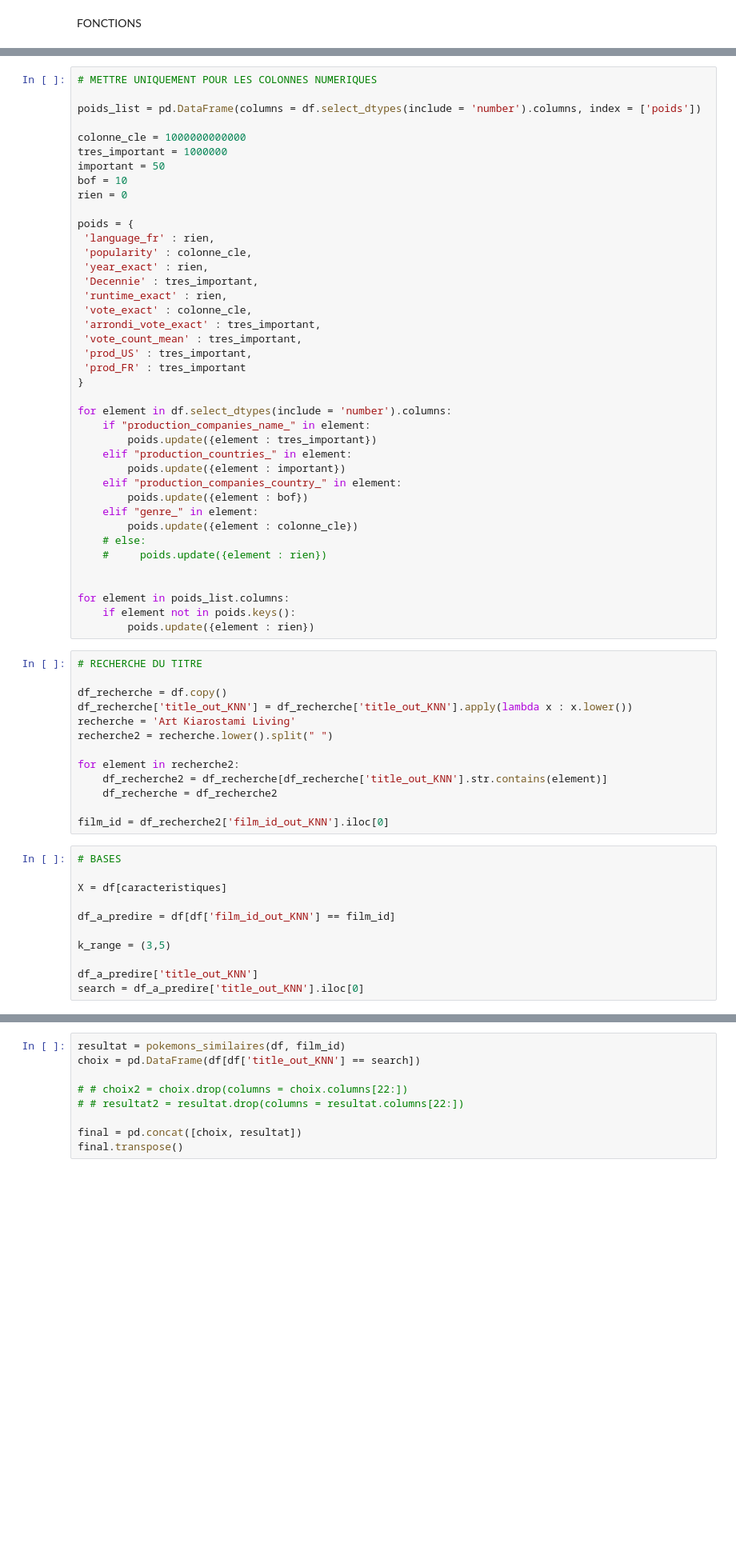
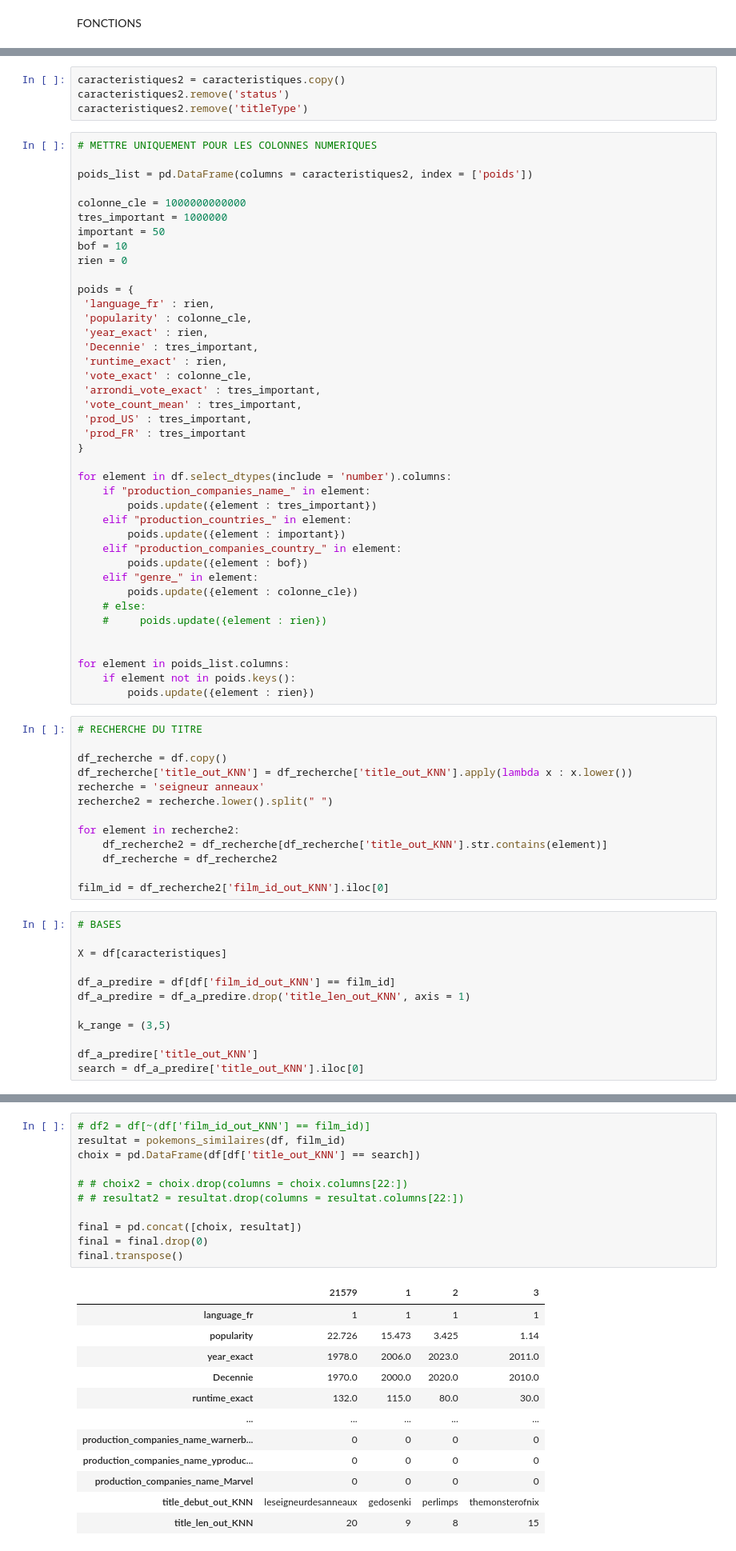
Before and after one commit to KilianCadiou/The-Rock-mendation, a Jupyter notebook: KNN.ipynb, the cells around one changed output, grey strips where cells are left out. Shown at 80% size. Drawn from its saved outputs; the diff is of its cells as text; blank space fills up the shorter version.

```diff
--- a/KNN.ipynb
+++ b/KNN.ipynb
@@ -215,10 +165,14 @@ caracteristiques = []
 for element in colonnes:
     if 'out_KNN' not in element:
         caracteristiques.append(element)
+# %%
+caracteristiques2 = caracteristiques.copy()
+caracteristiques2.remove('status')
+caracteristiques2.remove('titleType')
 # %%
 # METTRE UNIQUEMENT POUR LES COLONNES NUMERIQUES
 
-poids_list = pd.DataFrame(columns = df.select_dtypes(include = 'number').columns, index = ['poids'])
+poids_list = pd.DataFrame(columns = caracteristiques2, index = ['poids'])
 
 colonne_cle = 1000000000000
 tres_important = 1000000
@@ -260,7 +214,7 @@ for element in poids_list.columns:
 
 df_recherche = df.copy()
 df_recherche['title_out_KNN'] = df_recherche['title_out_KNN'].apply(lambda x : x.lower())
-recherche = 'Art Kiarostami Living'
+recherche = 'seigneur anneaux'
 recherche2 = recherche.lower().split(" ")
 
 for element in recherche2:
@@ -274,6 +228,7 @@ film_id = df_recherche2['film_id_out_KNN'].iloc[0]
 X = df[caracteristiques]
 
 df_a_predire = df[df['film_id_out_KNN'] == film_id]
+df_a_predire = df_a_predire.drop('title_len_out_KNN', axis = 1)
 
 k_range = (3,5)
 
@@ -306,12 +261,26 @@ model.fit(X_encoded)
 # %% [output]
 NearestNeighbors(metric='euclidean', n_neighbors=4)
 # %%
+# df2 = df[~(df['film_id_out_KNN'] == film_id)]
 resultat = pokemons_similaires(df, film_id)
 choix = pd.DataFrame(df[df['title_out_KNN'] == search])
 
 # # choix2 = choix.drop(columns = choix.columns[22:])
 # # resultat2 = resultat.drop(columns = resultat.columns[22:])
 
 final = pd.concat([choix, resultat])
+final = final.drop(0)
 final.transpose()
 # %% [output]
+|  | 21579 | 1 | 2 | 3 |
+| language_fr | 1 | 1 | 1 | 1 |
+| popularity | 22.726 | 15.473 | 3.425 | 1.14 |
+| year_exact | 1978.0 | 2006.0 | 2023.0 | 2011.0 |
+| Decennie | 1970.0 | 2000.0 | 2020.0 | 2010.0 |
+| runtime_exact | 132.0 | 115.0 | 80.0 | 30.0 |
+| ... | ... | ... | ... | ... |
+| production_companies_name_warnerb... | 0 | 0 | 0 | 0 |
+| production_companies_name_yproduc... | 0 | 0 | 0 | 0 |
+| production_companies_name_Marvel | 0 | 0 | 0 | 0 |
+| title_debut_out_KNN | leseigneurdesanneaux | gedosenki | perlimps | themonsterofnix |
+| title_len_out_KNN | 20 | 9 | 8 | 15 |
```
Also changed, not shown: parts of 9 cells of this notebook, 1 other file.
